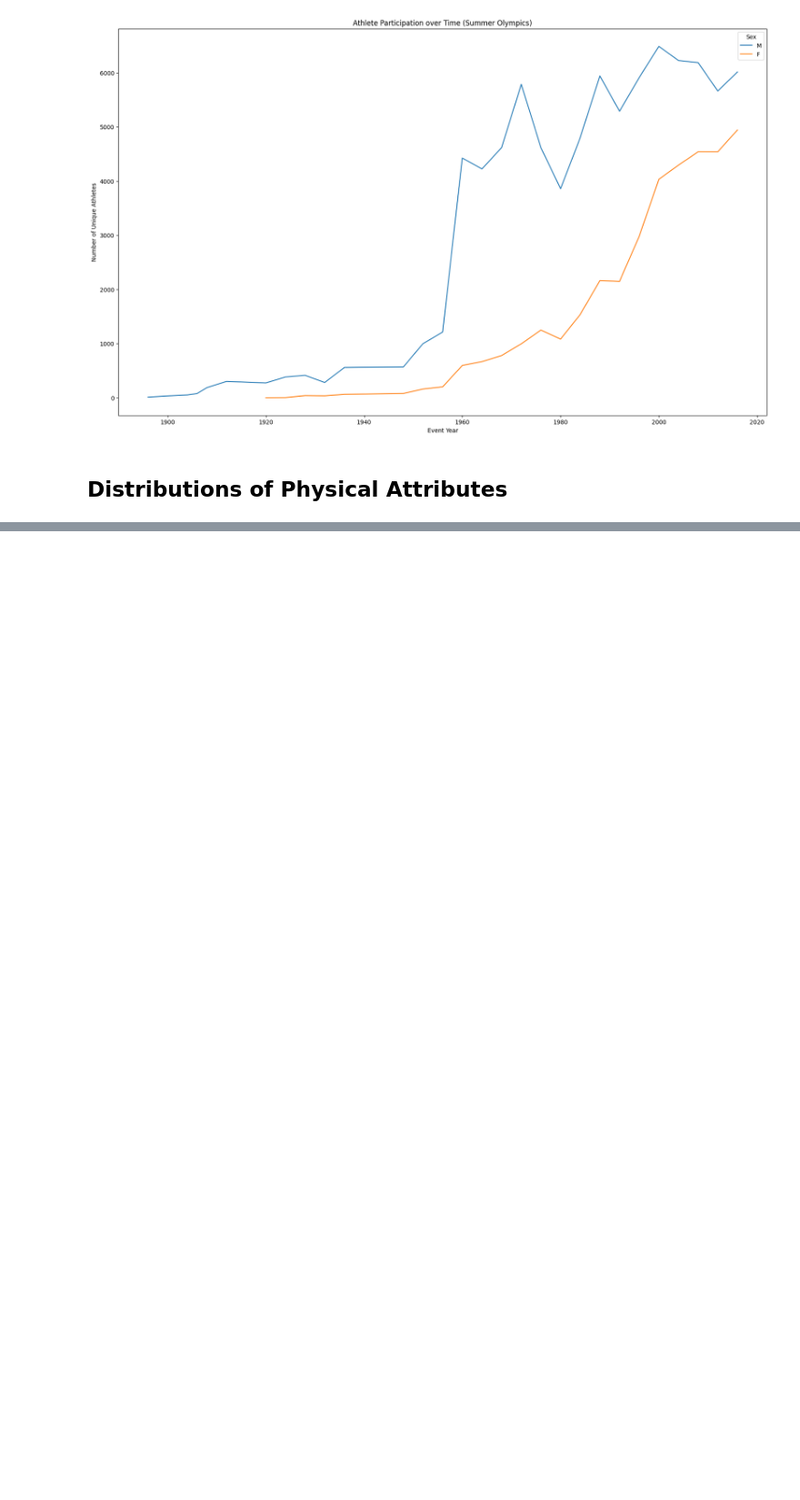
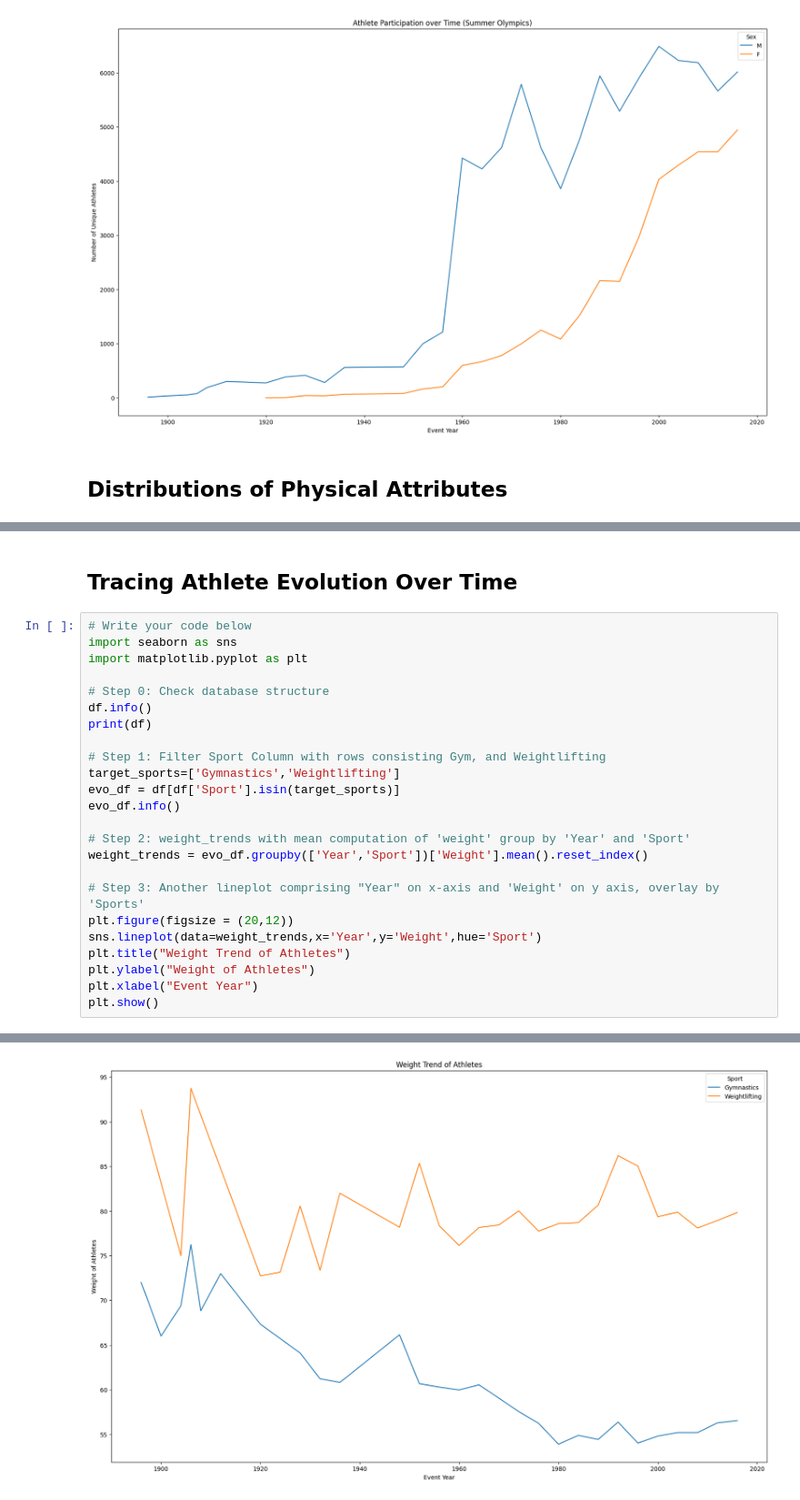
Before and after one commit to caskoay3012/codefinity-exploring-olympic-history-through-data-visualization, a Jupyter notebook: notebook.ipynb, the cells around one changed output, grey strips where cells are left out. Shown at 91% size. Drawn from its saved outputs; the diff is of its cells as text; blank space fills up the shorter version.

```diff
--- a/notebook.ipynb
+++ b/notebook.ipynb
@@ -105,0 +191,27 @@ memory usage: 20.3+ MB
+# %% [markdown]
+## Tracing Athlete Evolution Over Time
+# %%
+# Write your code below
+import seaborn as sns
+import matplotlib.pyplot as plt
+
+# Step 0: Check database structure
+df.info()
+print(df)
+
+# Step 1: Filter Sport Column with rows consisting Gym, and Weightlifting
+target_sports=['Gymnastics','Weightlifting']
+evo_df = df[df['Sport'].isin(target_sports)]
+evo_df.info()
+
+# Step 2: weight_trends with mean computation of 'weight' group by 'Year' and 'Sport'
+weight_trends = evo_df.groupby(['Year','Sport'])['Weight'].mean().reset_index()
+
+# Step 3: Another lineplot comprising "Year" on x-axis and 'Weight' on y axis, overlay by 'Sports'
+plt.figure(figsize = (20,12))
+sns.lineplot(data=weight_trends,x='Year',y='Weight',hue='Sport')
+plt.title("Weight Trend of Athletes")
+plt.ylabel("Weight of Athletes")
+plt.xlabel("Event Year")
+plt.show()
+# %% [output]
@@ -105,0 +235 @@ memory usage: 20.3+ MB
+[figure, added]
```
Also changed, not shown: parts of 6 cells of this notebook, 1 other file.
